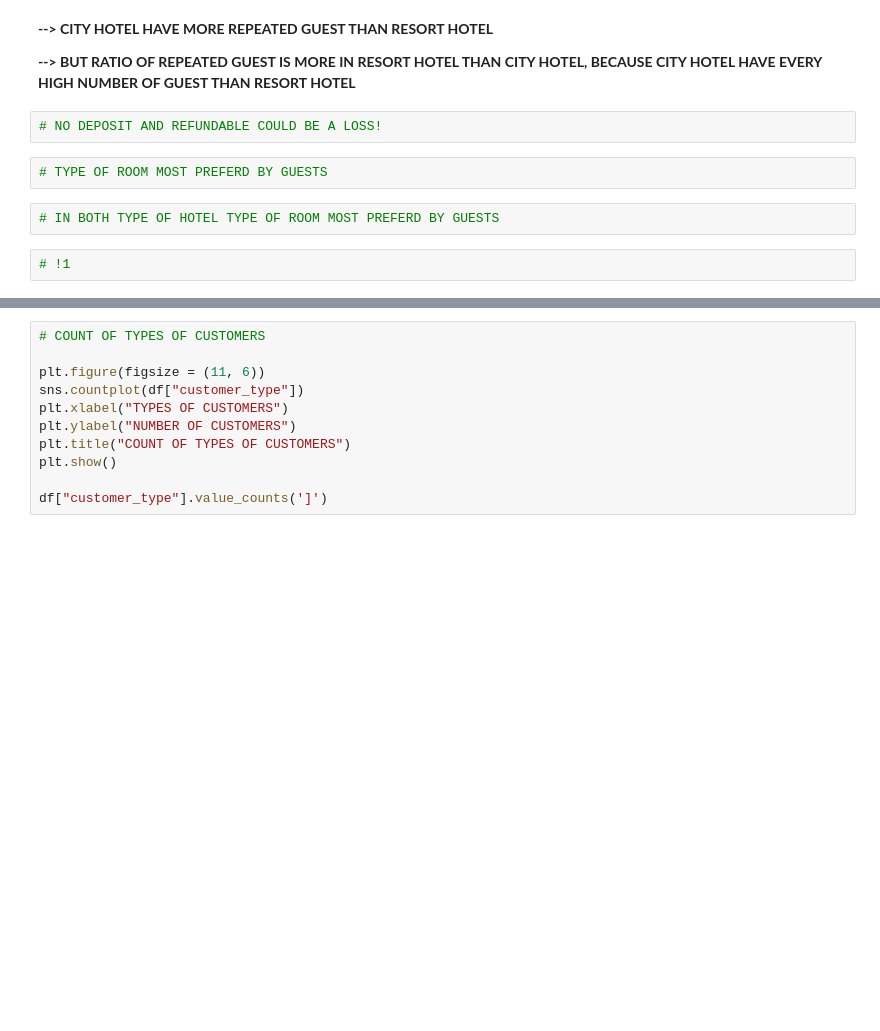
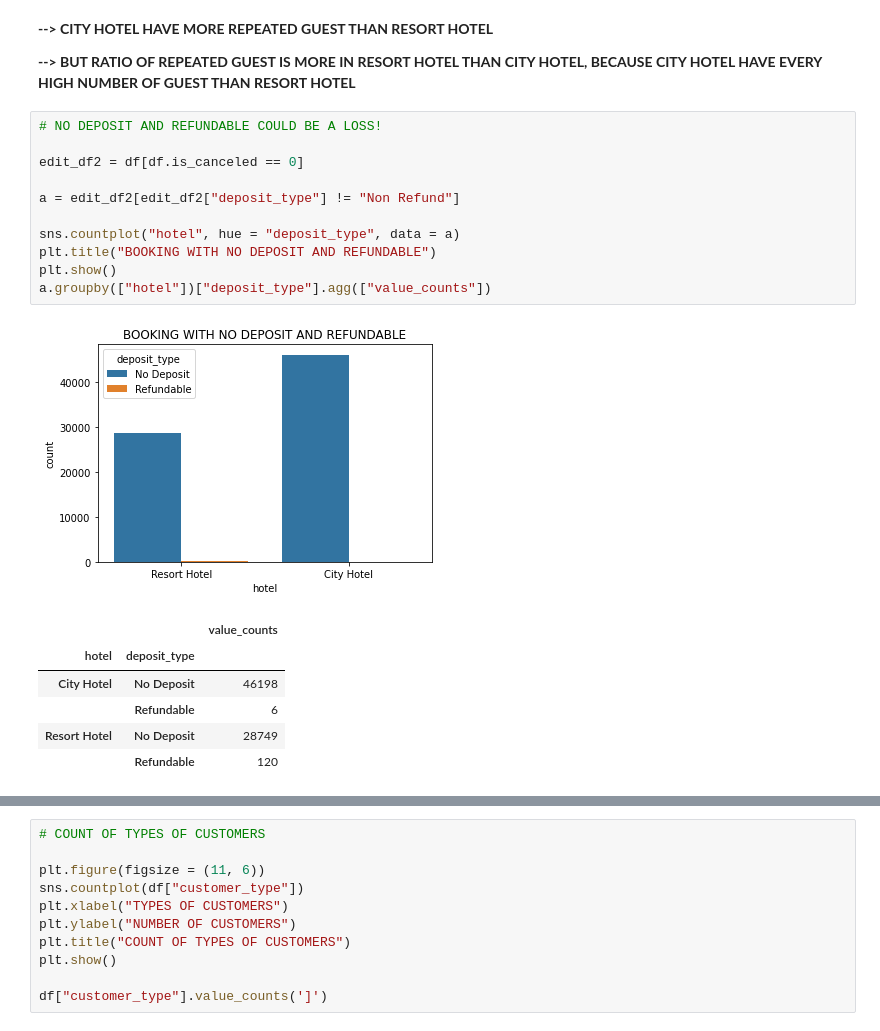
Before and after one commit to Viveksingh3105/Hotel-booking-Analysis--EDA, a Jupyter notebook: Hotel_Booking_Analysis_Capstone_Project.ipynb, the cells around one changed output, grey strips where cells are left out. Saved outputs shown, nothing was run; the diff lists cells and outputs as text; blank space fills up the shorter version.

```diff
--- a/Hotel_Booking_Analysis_Capstone_Project.ipynb
+++ b/Hotel_Booking_Analysis_Capstone_Project.ipynb
@@ -650,11 +674,22 @@ plt.show()
 **--> CITY HOTEL HAVE MORE REPEATED GUEST THAN RESORT HOTEL**
 
 **--> BUT RATIO OF REPEATED GUEST IS MORE IN RESORT HOTEL THAN CITY HOTEL, BECAUSE CITY HOTEL HAVE EVERY HIGH NUMBER OF GUEST THAN RESORT HOTEL**
-# %%
-# NO DEPOSIT AND REFUNDABLE COULD BE A LOSS!
-# %%
-# TYPE OF ROOM MOST PREFERD BY GUESTS
-# %%
-# IN BOTH TYPE OF HOTEL TYPE OF ROOM MOST PREFERD BY GUESTS
-# %%
-# !1
+# %%
+# NO DEPOSIT AND REFUNDABLE COULD BE A LOSS!
+
+edit_df2 = df[df.is_canceled == 0]
+
+a = edit_df2[edit_df2["deposit_type"] != "Non Refund"]
+
+sns.countplot("hotel", hue = "deposit_type", data = a)
+plt.title("BOOKING WITH NO DEPOSIT AND REFUNDABLE")
+plt.show()
+a.groupby(["hotel"])["deposit_type"].agg(["value_counts"])
+# %% [output]
+[figure, added]
+|  |  | value_counts |
+| hotel | deposit_type |  |
+| City Hotel | No Deposit | 46198 |
+|  | Refundable | 6 |
+| Resort Hotel | No Deposit | 28749 |
+|  | Refundable | 120 |
```
Also changed, not shown: parts of 40 cells of this notebook.
